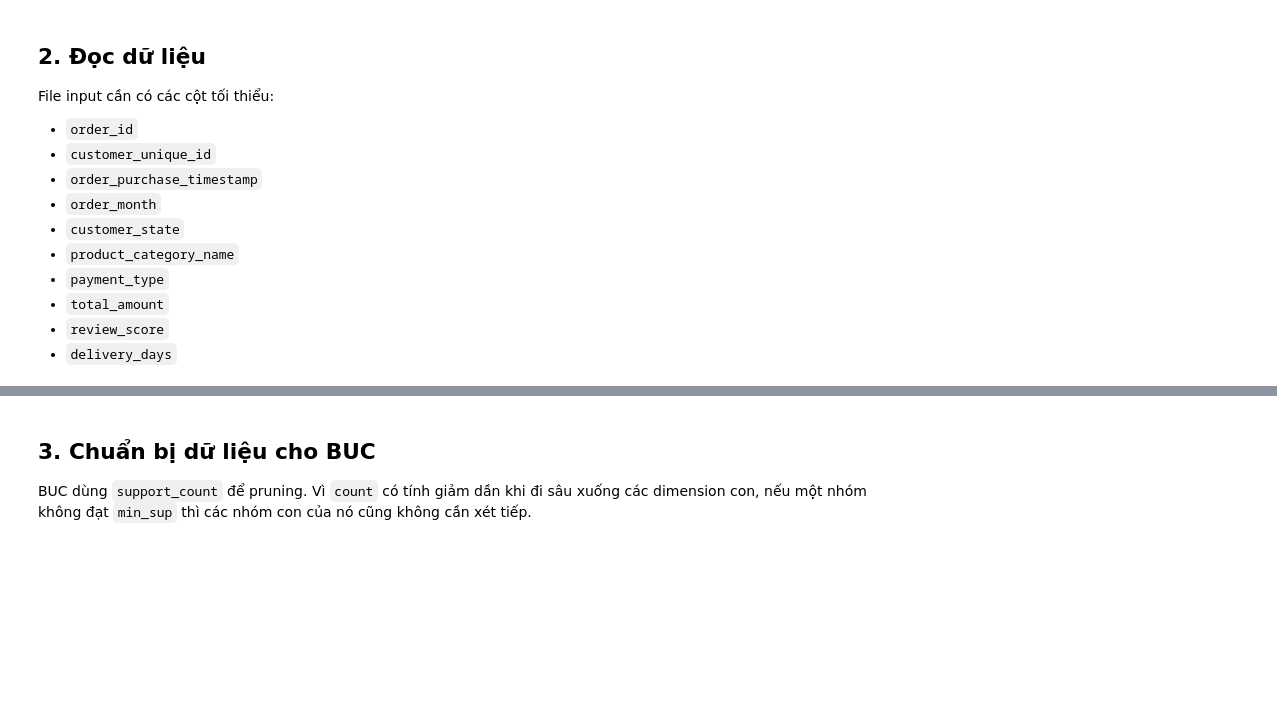
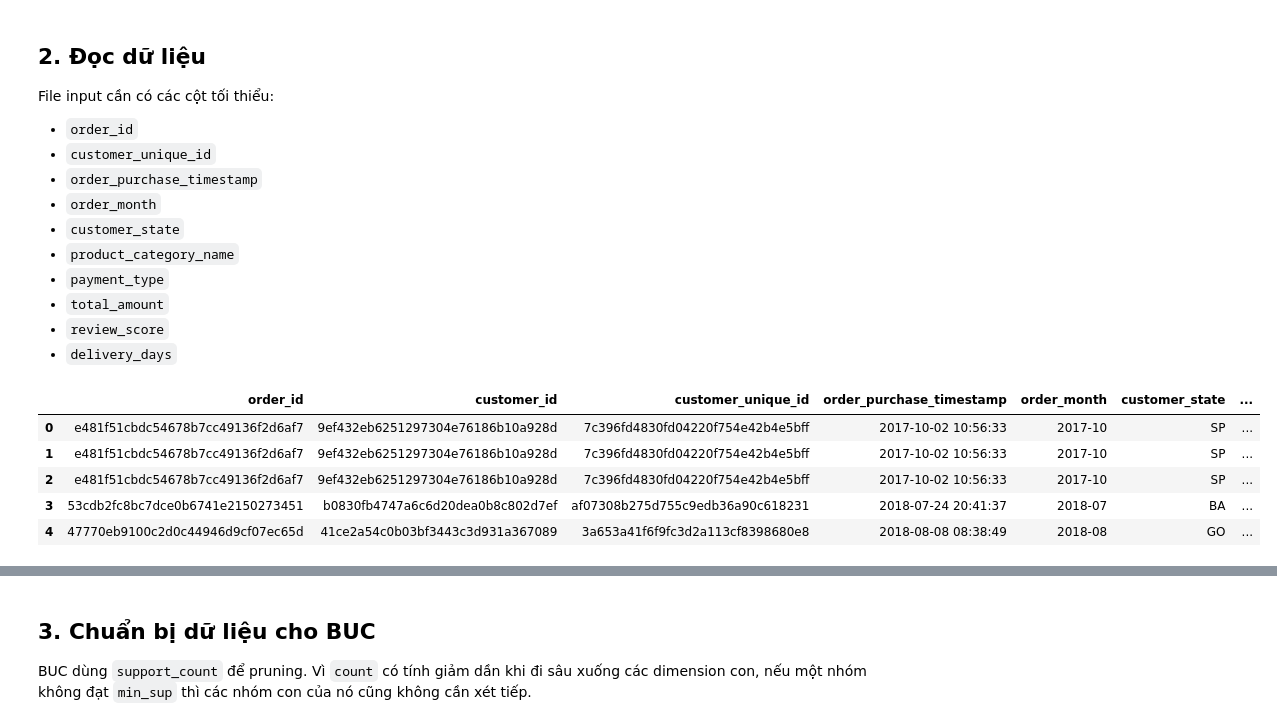
Before and after one commit to DaoGiaPhuc/final-data-mining-project, a Jupyter notebook: notebooks/03_iceberg_cube_clustering.ipynb, the cells around one changed output, grey strips where cells are left out. Cells and saved outputs as stored; diff of their text form; code cells hidden in the pictures; blank space fills up the shorter version.

```diff
--- a/notebooks/03_iceberg_cube_clustering.ipynb
+++ b/notebooks/03_iceberg_cube_clustering.ipynb
@@ -80,37 +75,44 @@ File input cần có các cột tối thiểu:
 - `review_score`
 - `delivery_days`
 # %%
-def load_olap_view(path: Path) -> pd.DataFrame:
-    """Đọc dữ liệu OLAP view và kiểm tra các cột cần có."""
+def load_sale_view(path: Path) -> pd.DataFrame:
+    """Đọc dữ liệu SALE view và kiểm tra các cột cần có."""
     if not path.exists():
         raise FileNotFoundError(
             f"Không tìm thấy file {path}. Vui lòng kiểm tra lại đường dẫn."
         )
 
     df = pd.read_csv(path)
 
     required_columns = [
         "order_id",
         "customer_unique_id",
         "order_purchase_timestamp",
         "order_month",
         "customer_state",
         "product_category_name",
         "payment_type",
         "total_amount",
         "review_score",
         "delivery_days",
     ]
 
     missing_columns = [col for col in required_columns if col not in df.columns]
     if missing_columns:
         raise ValueError(f"File input đang thiếu các cột: {missing_columns}")
 
     return df
 
 
-df = load_olap_view(INPUT_PATH)
+df = load_sale_view(INPUT_PATH)
 df.head()
+# %% [output]
+|  | order_id | customer_id | customer_unique_id | order_purchase_timestamp | order_month | customer_state | ... |
+| 0 | e481f51cbdc54678b7cc49136f2d6af7 | 9ef432eb6251297304e76186b10a928d | 7c396fd4830fd04220f754e42b4e5bff | 2017-10-02 10:56:33 | 2017-10 | SP | ... |
+| 1 | e481f51cbdc54678b7cc49136f2d6af7 | 9ef432eb6251297304e76186b10a928d | 7c396fd4830fd04220f754e42b4e5bff | 2017-10-02 10:56:33 | 2017-10 | SP | ... |
+| 2 | e481f51cbdc54678b7cc49136f2d6af7 | 9ef432eb6251297304e76186b10a928d | 7c396fd4830fd04220f754e42b4e5bff | 2017-10-02 10:56:33 | 2017-10 | SP | ... |
+| 3 | 53cdb2fc8bc7dce0b6741e2150273451 | b0830fb4747a6c6d20dea0b8c802d7ef | af07308b275d755c9edb36a90c618231 | 2018-07-24 20:41:37 | 2018-07 | BA | ... |
+| 4 | 47770eb9100c2d0c44946d9cf07ec65d | 41ce2a54c0b03bf3443c3d931a367089 | 3a653a41f6f9fc3d2a113cf8398680e8 | 2018-08-08 08:38:49 | 2018-08 | GO | ... |
 # %%
 # Kiểm tra nhanh dữ liệu
 df.info()
```
Also changed, not shown: parts of 13 cells of this notebook, 8 other files.
